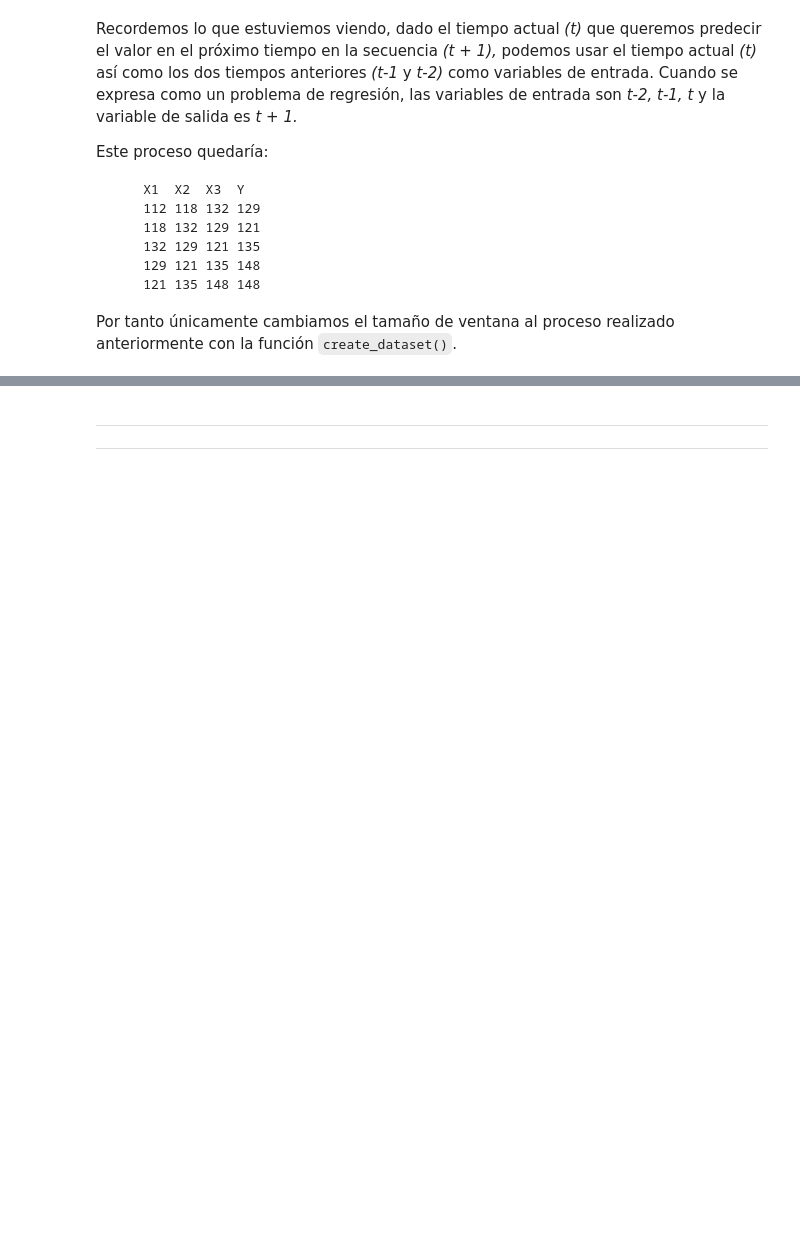
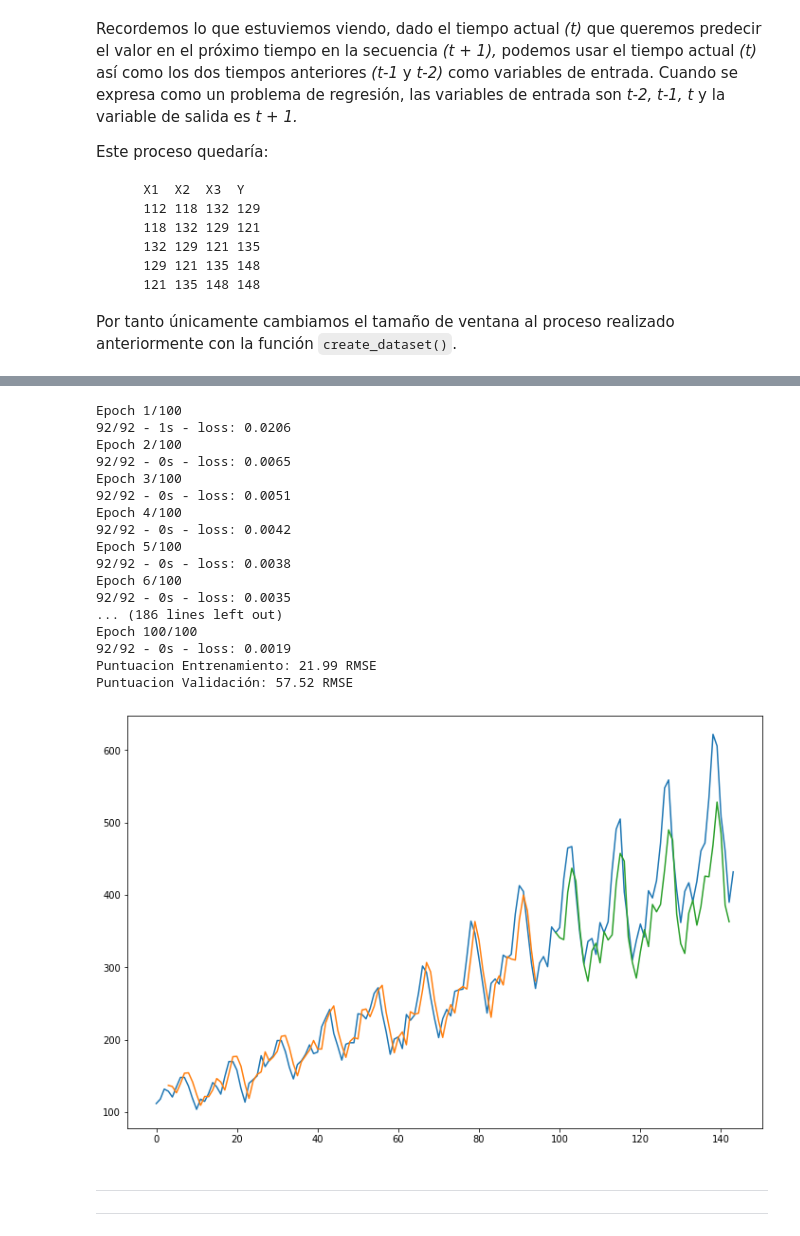
Before and after one commit to FMunyoz/colab, a Jupyter notebook: 3. LSTM Regresión.ipynb, the cells around one changed output, grey strips where cells are left out. Saved outputs shown, nothing was run; the diff lists cells and outputs as text; code cells hidden in the pictures; blank space fills up the shorter version.

```diff
--- a/3. LSTM Regresión.ipynb
+++ b/3. LSTM Regresión.ipynb
@@ -289,3 +236,76 @@ Test Score: 65.42 RMSE
+# %%
+# reshape into X=t and Y=t+1
+look_back = 3
+
+trainX, trainY = create_dataset(train, look_back)
+testX, testY = create_dataset(test, look_back)
+
+# reshape input to be [samples, time steps, features]
+trainX = np.reshape(trainX, (trainX.shape[0], 1, trainX.shape[1]))
+testX = np.reshape(testX, (testX.shape[0], 1, testX.shape[1]))
+
+
+# create and fit the LSTM network
+model = Sequential()
+model.add(LSTM(4, input_shape=(1, look_back)))
+model.add(Dense(1))
+
+model.compile(loss='mean_squared_error', optimizer='adam')
+model.fit(trainX, trainY, epochs=100, batch_size=1, verbose=2)
+
+# make predictions
+trainPredict = model.predict(trainX)
+testPredict = model.predict(testX)
+
+# invert predictions
+trainPredict = scaler.inverse_transform(trainPredict)
+trainY = scaler.inverse_transform([trainY])
+testPredict = scaler.inverse_transform(testPredict)
+testY = scaler.inverse_transform([testY])
+
+# calculate root mean squared error
+trainScore = math.sqrt(mean_squared_error(trainY[0], trainPredict[:, 0]))
+print('Puntuacion Entrenamiento: %.2f RMSE' % (trainScore))
+testScore = math.sqrt(mean_squared_error(testY[0], testPredict[:, 0]))
+print('Puntuacion Validación: %.2f RMSE' % (testScore))
+
+# shift train predictions for plotting
+trainPredictPlot = np.empty_like(dataset)
+trainPredictPlot[: , :] = np.nan
+trainPredictPlot[look_back : len(trainPredict) + look_back, :] = trainPredict
+
+
+# shift test predictions for plotting
+
+testPredictPlot = np.empty_like(dataset)
+testPredictPlot[: , :] = np.nan
+testPredictPlot[len(trainPredict) + (look_back*2) + 1 : len(dataset) -1 , :] = testPredict
+
+# plot baseline and predictions
+plt.figure(figsize=(12,8))
+plt.plot(scaler.inverse_transform(dataset))
+plt.plot(trainPredictPlot)
+plt.plot(testPredictPlot)
+plt.show()
+# %% [output]
+Epoch 1/100
+92/92 - 1s - loss: 0.0206
+Epoch 2/100
+92/92 - 0s - loss: 0.0065
+Epoch 3/100
+92/92 - 0s - loss: 0.0051
+Epoch 4/100
+92/92 - 0s - loss: 0.0042
+Epoch 5/100
+92/92 - 0s - loss: 0.0038
+Epoch 6/100
+92/92 - 0s - loss: 0.0035
+... (186 lines left out)
+Epoch 100/100
+92/92 - 0s - loss: 0.0019
+Puntuacion Entrenamiento: 21.99 RMSE
+Puntuacion Validación: 57.52 RMSE
+[figure, added]
 # %% [markdown]
 ---
 <div style="text-align: right"> <font size=5> <a href="#indice"><i class="fa fa-arrow-circle-up" aria-hidden="true" style="color:#004D7F"></i></a></font></div>
```
Also changed, not shown: parts of 1 cell of this notebook.
